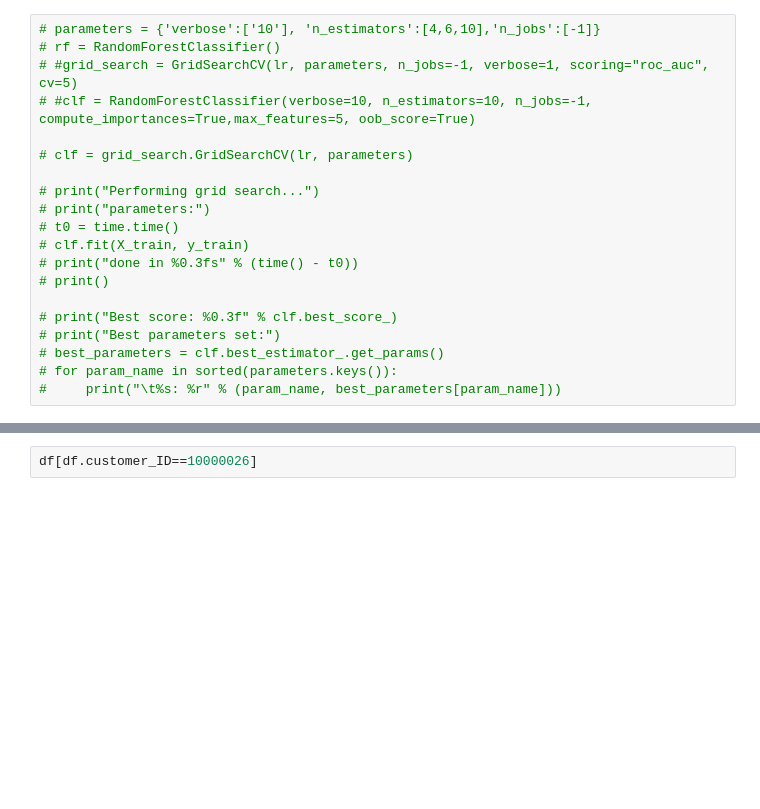
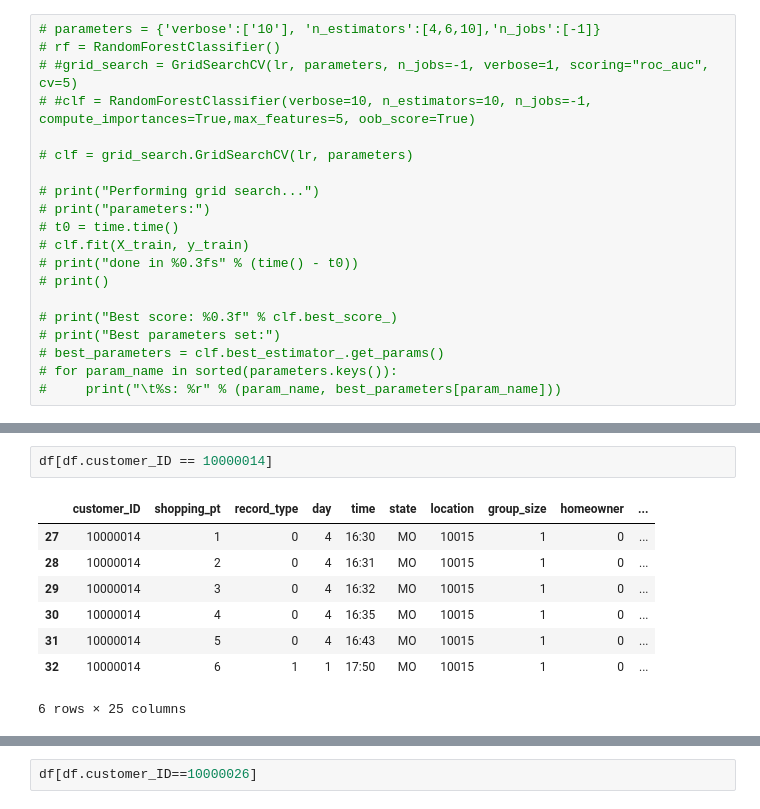
Before and after one commit to terratenney/sales360, a Jupyter notebook: notebooks/Analytics.ipynb, the cells around one changed output, grey strips where cells are left out. Saved outputs shown, nothing was run; the diff lists cells and outputs as text; blank space fills up the shorter version.

```diff
--- a/notebooks/Analytics.ipynb
+++ b/notebooks/Analytics.ipynb
@@ -754,0 +844,11 @@ for i in ['A','B','C','D','E','F','G']:
+# %%
+df[df.customer_ID == 10000014]
+# %% [output]
+|  | customer_ID | shopping_pt | record_type | day | time | state | location | group_size | homeowner | ... |
+| 27 | 10000014 | 1 | 0 | 4 | 16:30 | MO | 10015 | 1 | 0 | ... |
+| 28 | 10000014 | 2 | 0 | 4 | 16:31 | MO | 10015 | 1 | 0 | ... |
+| 29 | 10000014 | 3 | 0 | 4 | 16:32 | MO | 10015 | 1 | 0 | ... |
+| 30 | 10000014 | 4 | 0 | 4 | 16:35 | MO | 10015 | 1 | 0 | ... |
+| 31 | 10000014 | 5 | 0 | 4 | 16:43 | MO | 10015 | 1 | 0 | ... |
+| 32 | 10000014 | 6 | 1 | 1 | 17:50 | MO | 10015 | 1 | 0 | ... |
+6 rows × 25 columns
```
Also changed, not shown: parts of 37 cells of this notebook, 3 other files.
